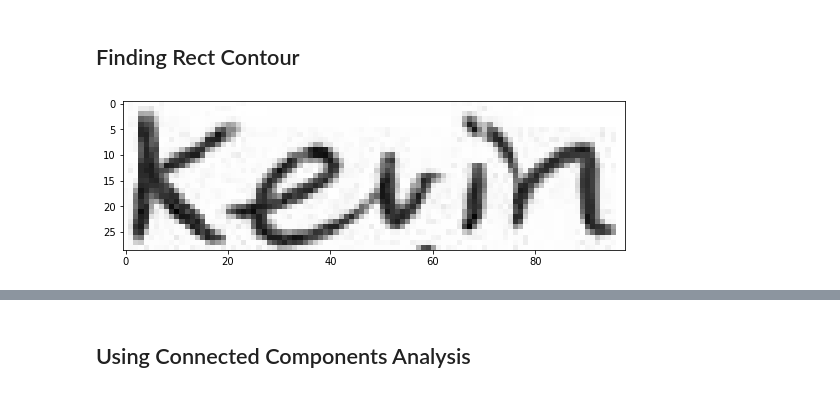
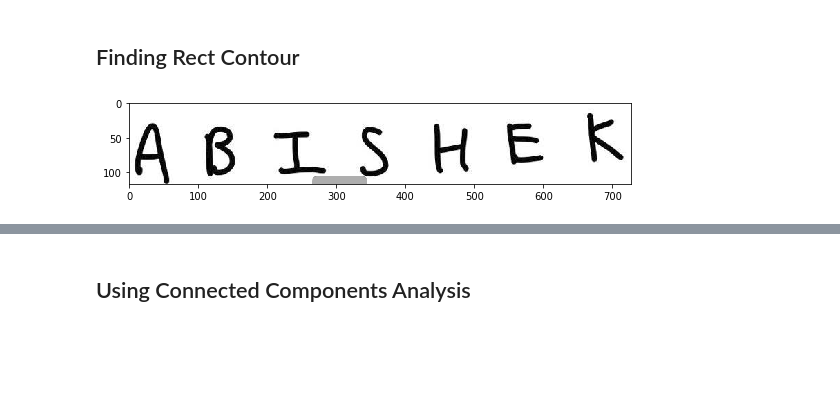
Before and after one commit to aidenchia-taiger/char-recognizer, a Jupyter notebook: src/CharSegment.ipynb, the cells around one changed output, grey strips where cells are left out. Drawn from its saved outputs; the diff is of its cells as text; code cells hidden in the pictures; blank space fills up the shorter version.

```diff
--- a/src/CharSegment.ipynb
+++ b/src/CharSegment.ipynb
@@ -35,11 +35,11 @@ denoiser = Denoiser()
 # %% [markdown]
 ## Finding Rect Contour
 # %%
-IMG_PATH = '../imgs/test/c27.png'
+IMG_PATH = '../sample_imgs/abishek.png'
 img = cv2.imread(IMG_PATH, cv2.IMREAD_GRAYSCALE)
 display(img)
 # %% [output]
-[figure, old version]
+[figure, new version]
 # %%
 denoised = denoiser.denoise(img, userconfig=True)
 printInfo(denoised)
```
Also changed, not shown: parts of 18 cells of this notebook, 7 other files.
